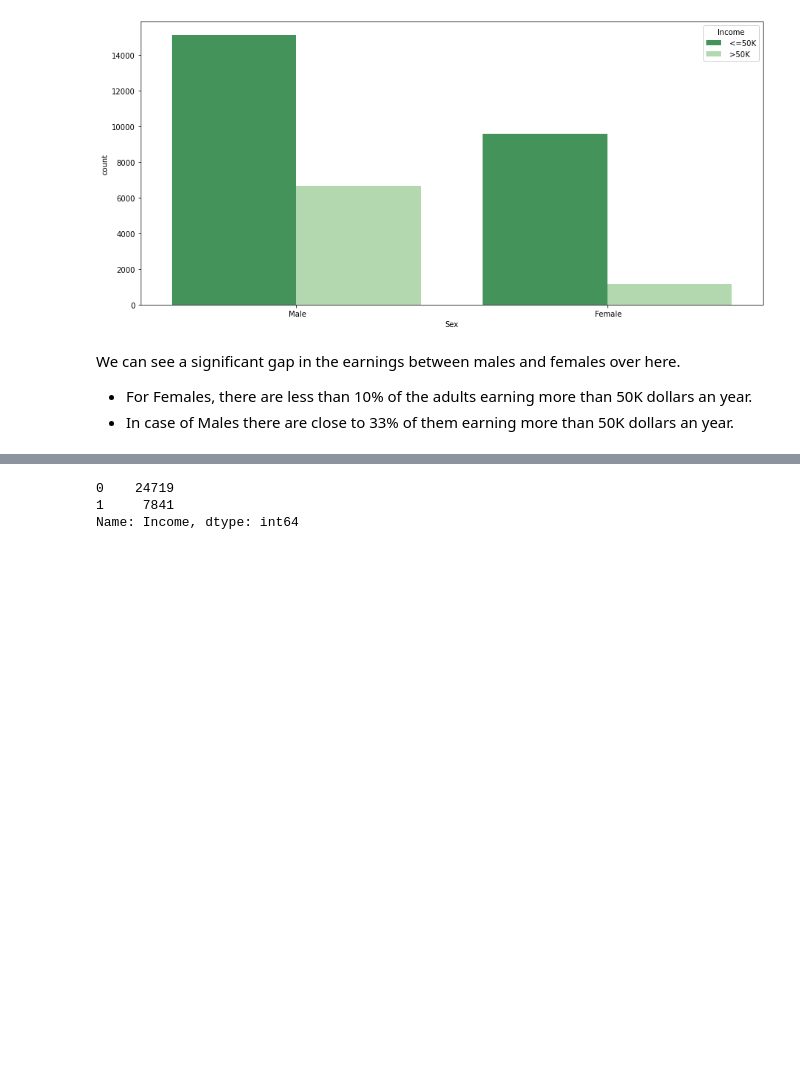
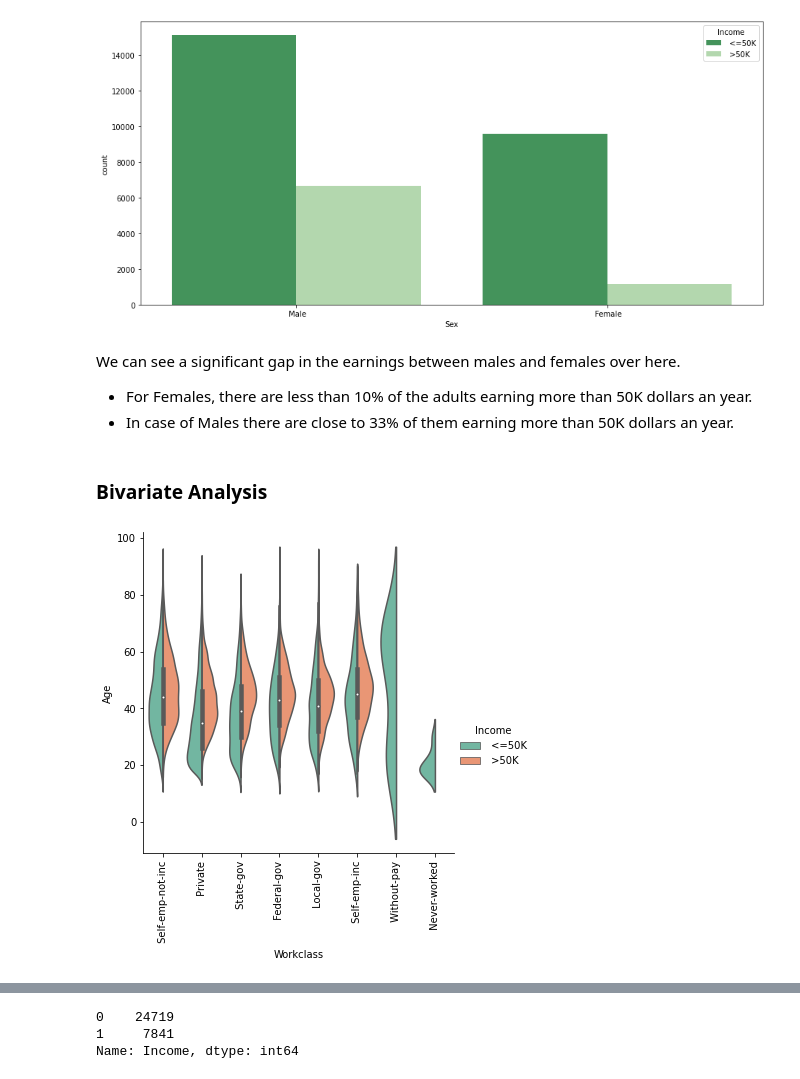
Before and after one commit to Aliakbar2/Datatrained, a Jupyter notebook: census_income_SOLVED.ipynb, the cells around one changed output, grey strips where cells are left out. Saved outputs shown, nothing was run; the diff lists cells and outputs as text; code cells hidden in the pictures; blank space fills up the shorter version.

```diff
--- a/census_income_SOLVED.ipynb
+++ b/census_income_SOLVED.ipynb
@@ -383,3 +384,11 @@ We can see a significant gap in the earnings between males and females over here
 
 - For Females, there are less than 10% of the adults earning more than 50K dollars an year.
 - In case of Males there are close to 33% of them earning more than 50K dollars an year.
+# %% [markdown]
+### Bivariate Analysis
+# %%
+# Let's plot catplot for Workclass and Age
+sns.catplot(x = "Workclass", y = "Age", hue = "Income", kind = "violin", data=df, split=True,palette='Set2')
+plt.xticks(rotation=90);
+# %% [output]
+[figure, added]
```
Also changed, not shown: parts of 93 cells of this notebook, 1 other file.
